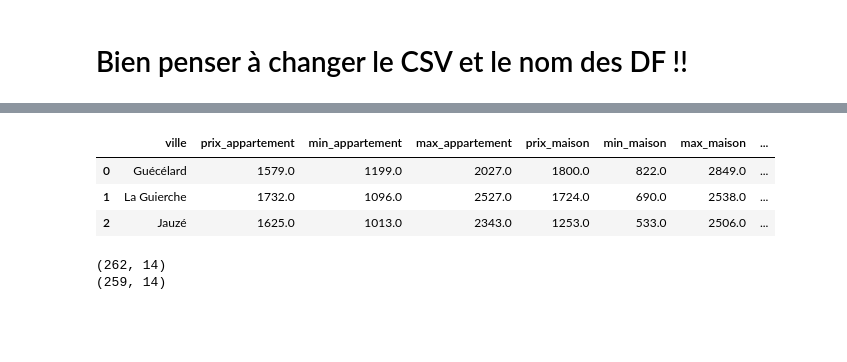
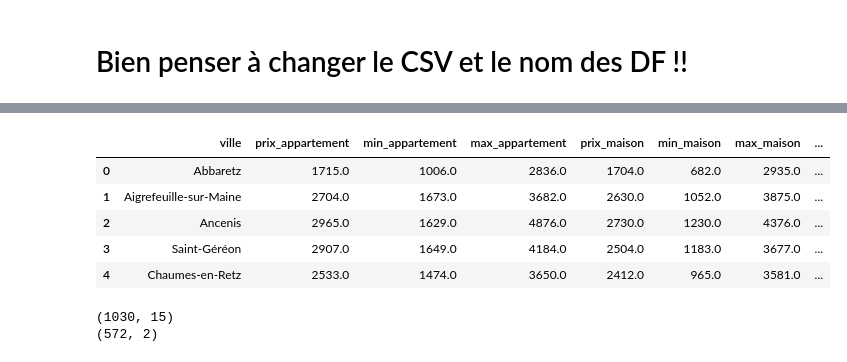
Before and after one commit to v-ntv/Projet_immo, a Jupyter notebook: meilleur_agentv2.ipynb, the cells around one changed output, grey strips where cells are left out. Saved outputs shown, nothing was run; the diff lists cells and outputs as text; code cells hidden in the pictures; blank space fills up the shorter version.

```diff
--- a/meilleur_agentv2.ipynb
+++ b/meilleur_agentv2.ipynb
@@ -7,7 +7,7 @@ from bs4 import BeautifulSoup
 import pandas as pd
 import re, time, random
 # %%
-df_data_villes_clean5 = pd.read_csv("pays_de_la_loire5.csv",
+df_data_villes_clean = pd.read_csv("pays_de_la_loire_V2.csv",
                                     delimiter=",",
                                     dtype=str,
                                     index_col=0)
@@ -48,13 +48,11 @@ driver.set_window_size(1366, 768)
 # Lancer le navigateur
 driver.get("https://www.meilleursagents.com/prix-immobilier/")
 # %%
-
-
 # Liste pour stocker toutes les données
 all_data = []
 error_data = []
 
-for index, row in df_data_villes_clean5.iterrows():
+for index, row in df_data_villes_clean.iterrows():
     url = row['url']
     code_insee = row['#Code_commune_INSEE']
     try:
@@ -126,19 +137,21 @@ KeyboardInterrupt:
 # %%
 df_error_url = pd.DataFrame(error_data)
-df_meilleur_agent5 = pd.DataFrame(all_data)
+df_meilleur_agent_PdlL = pd.DataFrame(all_data)
 # %%
-df_meilleur_agent5.head()
+df_meilleur_agent_PdlL.head()
 # %% [output]
 |  | ville | prix_appartement | min_appartement | max_appartement | prix_maison | min_maison | max_maison | ... |
-| 0 | Guécélard | 1579.0 | 1199.0 | 2027.0 | 1800.0 | 822.0 | 2849.0 | ... |
-| 1 | La Guierche | 1732.0 | 1096.0 | 2527.0 | 1724.0 | 690.0 | 2538.0 | ... |
-| 2 | Jauzé | 1625.0 | 1013.0 | 2343.0 | 1253.0 | 533.0 | 2506.0 | ... |
+| 0 | Abbaretz | 1715.0 | 1006.0 | 2836.0 | 1704.0 | 682.0 | 2935.0 | ... |
+| 1 | Aigrefeuille-sur-Maine | 2704.0 | 1673.0 | 3682.0 | 2630.0 | 1052.0 | 3875.0 | ... |
+| 2 | Ancenis | 2965.0 | 1629.0 | 4876.0 | 2730.0 | 1230.0 | 4376.0 | ... |
+| 3 | Saint-Géréon | 2907.0 | 1649.0 | 4184.0 | 2504.0 | 1183.0 | 3677.0 | ... |
+| 4 | Chaumes-en-Retz | 2533.0 | 1474.0 | 3650.0 | 2412.0 | 965.0 | 3581.0 | ... |
 # %%
-print(df_meilleur_agent5.shape)
-print(df_duplicate.shape)
+print(df_meilleur_agent_PdlL.shape)
+print(df_error_url.shape)
 # %% [output]
-(262, 14)
-(259, 14)
+(1030, 15)
+(572, 2)
 # %%
 df_duplicate = df_meilleur_agent5.drop_duplicates(subset=['ville'])
 # %%
```
Also changed, not shown: parts of 3 cells of this notebook, 4 other files.
